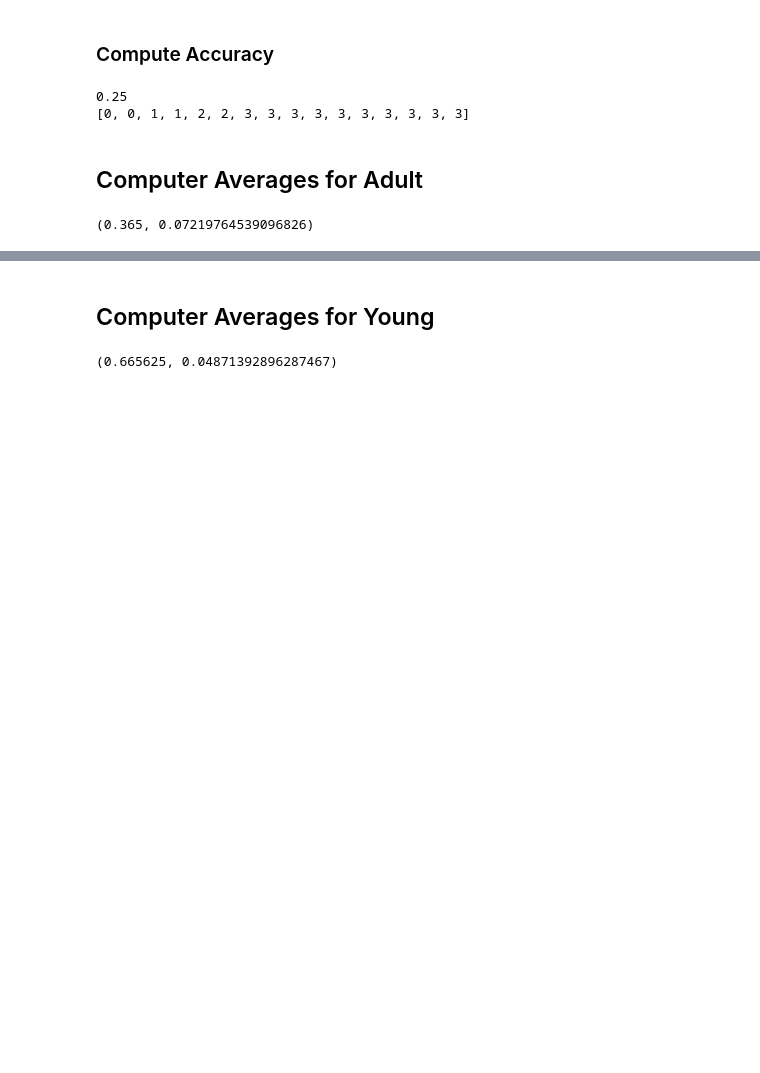
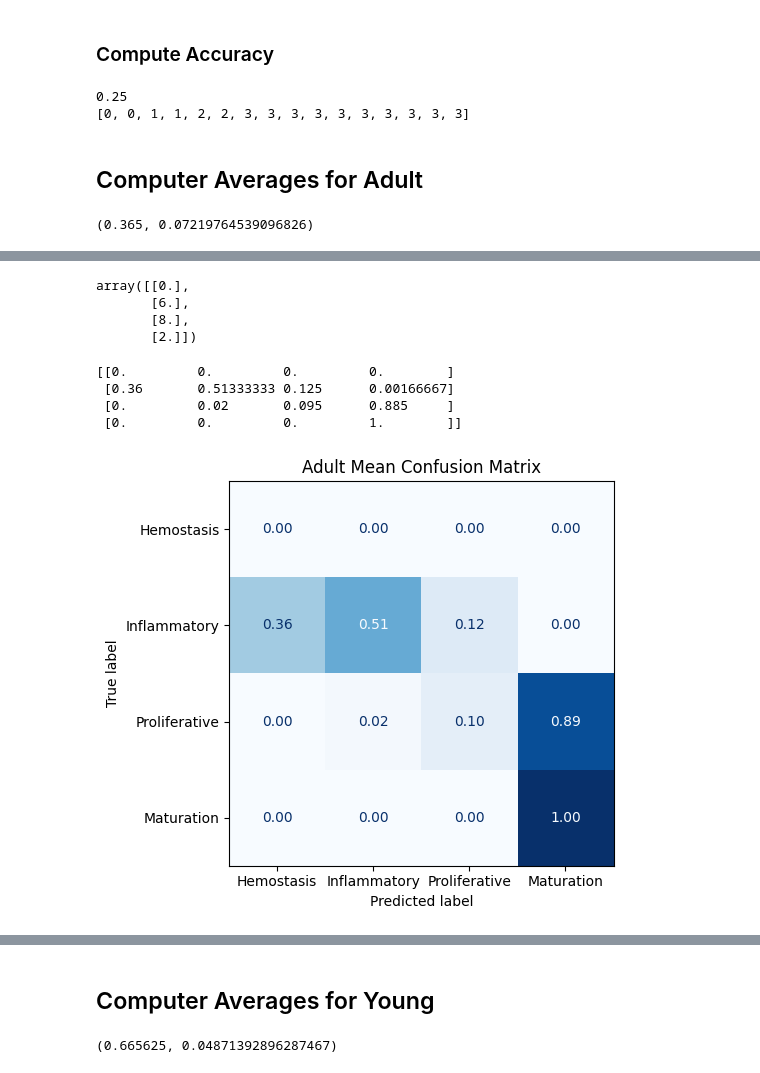
Before and after one commit to Fan-Lu/DeepMapper, a Jupyter notebook: jupyters/DeepMapper_Results.ipynb, the cells around one changed output, grey strips where cells are left out. Cells and saved outputs as stored; diff of their text form; code cells hidden in the pictures; blank space fills up the shorter version.

Commit message:
update CM plot

```diff
--- a/jupyters/DeepMapper_Results.ipynb
+++ b/jupyters/DeepMapper_Results.ipynb
@@ -166,0 +218,41 @@ float(np.mean(metrics)), float(np.std(metrics))
+# %%
+ mean_cm.sum(axis=1, keepdims=True)
+# %% [output]
+array([[0.],
+       [6.],
+       [8.],
+       [2.]])
+# %%
+row_sums = mean_cm.sum(axis=1, keepdims=True)
+mean_cm_row = np.divide(mean_cm, row_sums, out=np.zeros_like(mean_cm), where=row_sums != 0)
+print(mean_cm_row)
+# %% [output]
+[[0.         0.         0.         0.        ]
+ [0.36       0.51333333 0.125      0.00166667]
+ [0.         0.02       0.095      0.885     ]
+ [0.         0.         0.         1.        ]]
+# %%
+from sklearn.metrics import ConfusionMatrixDisplay
+import matplotlib.pyplot as plt
+
+disp = ConfusionMatrixDisplay(
+    confusion_matrix=mean_cm_row,
+    display_labels=["Hemostasis", "Inflammatory", "Proliferative", "Maturation"]
+)
+
+fig, ax = plt.subplots()
+
+disp.plot(
+    cmap="Blues",
+    values_format=".2f",
+    colorbar=False,
+    ax=ax
+)
+
+ax.set_title("Adult Mean Confusion Matrix")
+
+plt.tight_layout()
+plt.savefig("adult_cm.png", dpi=300, bbox_inches="tight")
+plt.show()
+# %% [output]
+[figure, added]
```
Also changed, not shown: parts of 21 cells of this notebook.
